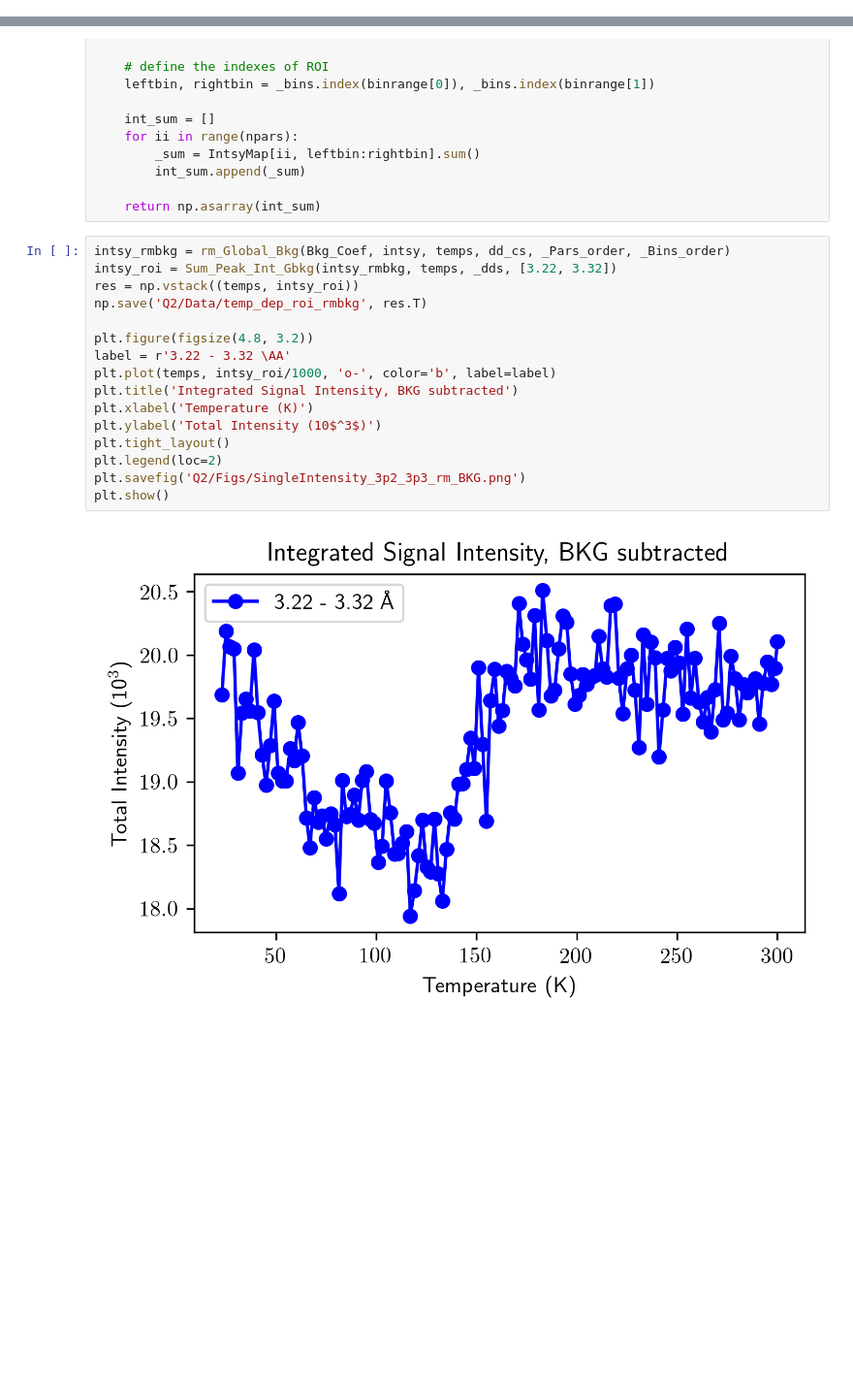
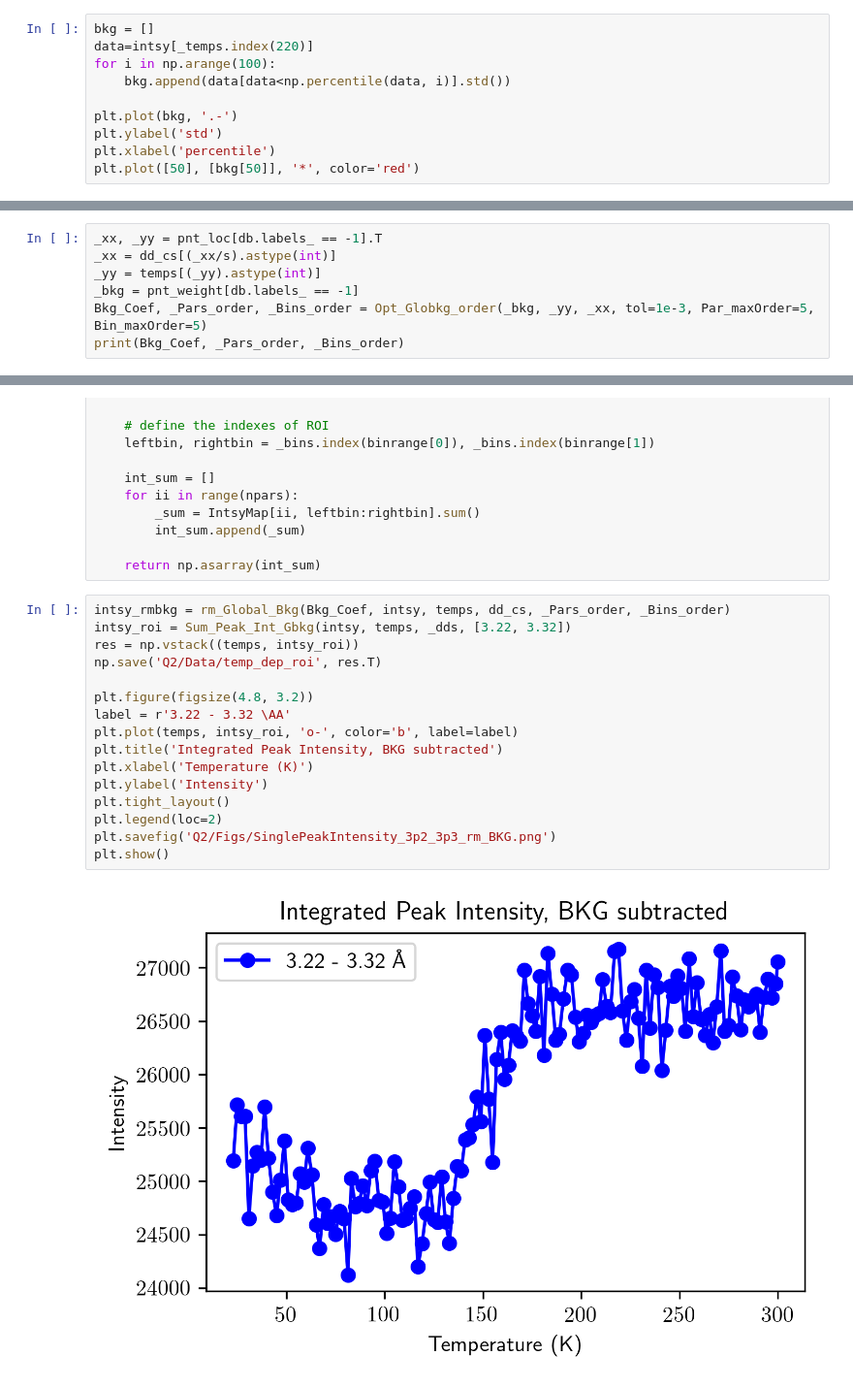
Before and after one commit to yaohualiu/NPD, a Jupyter notebook: NPD_Q2.ipynb, the cells around one changed output, grey strips where cells are left out. Shown at 97% size. Saved outputs shown, nothing was run; the diff lists cells and outputs as text; blank space fills up the shorter version.

```diff
--- a/NPD_Q2.ipynb
+++ b/NPD_Q2.ipynb
@@ -143,0 +147,10 @@ plot_mlines(_intsy, _temps, temprange, _dds, drange,
+# %%
+bkg = []
+data=intsy[_temps.index(220)]
+for i in np.arange(100):
+    bkg.append(data[data<np.percentile(data, i)].std())
+
+plt.plot(bkg, '.-')
+plt.ylabel('std')
+plt.xlabel('percentile')
+plt.plot([50], [bkg[50]], '*', color='red')
@@ -143,0 +349,7 @@ plot_mlines(_intsy, _temps, temprange, _dds, drange,
+# %%
+_xx, _yy = pnt_loc[db.labels_ == -1].T
+_xx = dd_cs[(_xx/s).astype(int)]
+_yy = temps[(_yy).astype(int)]
+_bkg = pnt_weight[db.labels_ == -1]
+Bkg_Coef, _Pars_order, _Bins_order = Opt_Globkg_order(_bkg, _yy, _xx, tol=1e-3, Par_maxOrder=5, Bin_maxOrder=5)
+print(Bkg_Coef, _Pars_order, _Bins_order)
@@ -461,19 +383,19 @@ def Sum_Peak_Int_Gbkg(IntsyMap, exp_pars, _bins, binrange):
     return np.asarray(int_sum)
 # %%
 intsy_rmbkg = rm_Global_Bkg(Bkg_Coef, intsy, temps, dd_cs, _Pars_order, _Bins_order)
-intsy_roi = Sum_Peak_Int_Gbkg(intsy_rmbkg, temps, _dds, [3.22, 3.32])
+intsy_roi = Sum_Peak_Int_Gbkg(intsy, temps, _dds, [3.22, 3.32])
 res = np.vstack((temps, intsy_roi))
-np.save('Q2/Data/temp_dep_roi_rmbkg', res.T)
+np.save('Q2/Data/temp_dep_roi', res.T)
 
 plt.figure(figsize(4.8, 3.2))
 label = r'3.22 - 3.32 \AA'
-plt.plot(temps, intsy_roi/1000, 'o-', color='b', label=label)
-plt.title('Integrated Signal Intensity, BKG subtracted')
+plt.plot(temps, intsy_roi, 'o-', color='b', label=label)
+plt.title('Integrated Peak Intensity, BKG subtracted')
 plt.xlabel('Temperature (K)')
-plt.ylabel('Total Intensity (10$^3$)')
+plt.ylabel('Intensity')
 plt.tight_layout()
 plt.legend(loc=2)
-plt.savefig('Q2/Figs/SingleIntensity_3p2_3p3_rm_BKG.png')
+plt.savefig('Q2/Figs/SinglePeakIntensity_3p2_3p3_rm_BKG.png')
 plt.show()
 # %% [output]
-[figure, old version]
+[figure, new version]
```
Also changed, not shown: parts of 21 cells of this notebook.
